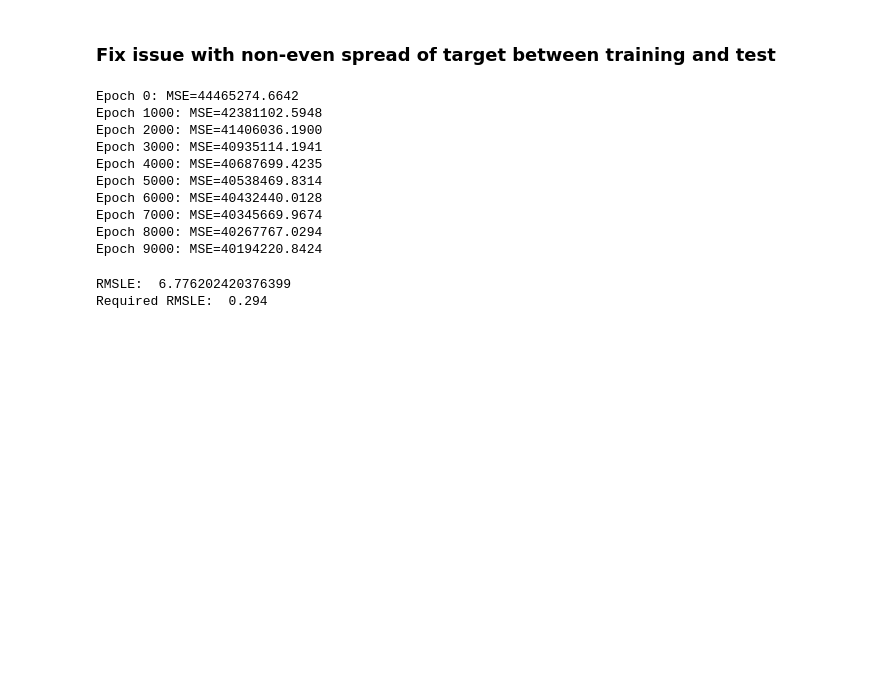
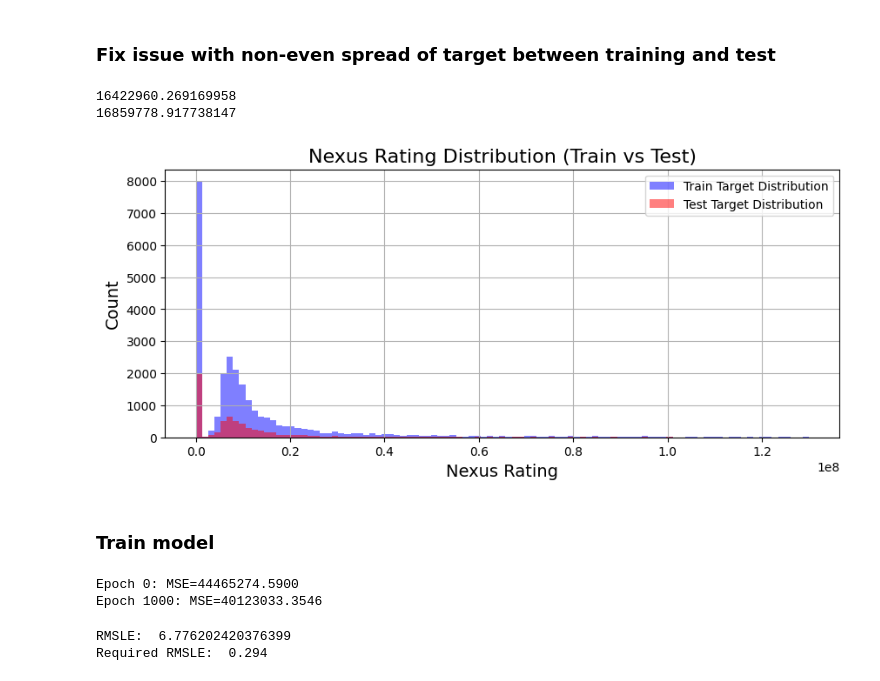
Before and after one commit to flippi321/TDT4172-Introduction-to-Machine-Learning, a Jupyter notebook: Assignment 1/Chapter_1.ipynb, the cells around one changed output. Cells and saved outputs as stored; diff of their text form; code cells hidden in the pictures; blank space fills up the shorter version.

Commit message:
Visualized fixed training/test split

```diff
--- a/Assignment 1/Chapter_1.ipynb
+++ b/Assignment 1/Chapter_1.ipynb
@@ -448,21 +442,46 @@ X_train, X_test, y_train, y_test = train_test_split(features_norm,
                                                     target,
                                                     test_size=0.2,
                                                     random_state=42)
+# %%
+fig, ax = plt.subplots(1, 1, figsize=(10, 4))
+
+train_target = pd.Series(y_train)
+test_target = pd.Series(y_test)
+
+# Define shared bins
+bins = np.linspace(
+    min(train_target.min(), test_target.min()),
+    max(train_target.max(), test_target.max()) / 20,
+    100
+)
+
+# Plot both on same axis
+train_target.hist(bins=bins, ax=ax, color='blue', alpha=0.5, label='Train Target Distribution')
+test_target.hist(bins=bins, ax=ax, color='red', alpha=0.5, label='Test Target Distribution')
+
+print(np.mean(train_target))
+print(np.mean(test_target))
+
+# Titles and labels
+ax.set_title('Nexus Rating Distribution (Train vs Test)', fontsize=16)
+ax.set_xlabel('Nexus Rating', fontsize=14)
+ax.set_ylabel('Count', fontsize=14)
+ax.legend()
+
+plt.show()
+# %% [output]
+16422960.269169958
+16859778.917738147
+[figure, added]
+# %% [markdown]
+### Train model
 # %%
 regressor = EnsembleRegressor(degrees=1)
-regressor.fit(X_train, y_train, lr=1e-4, epoch=10000, verbose=True)
+regressor.fit(X_train, y_train, lr=1e-3, epoch=10000, verbose=True)
 y_pred = regressor.predict(X_test)
 # %% [output]
-Epoch 0: MSE=44465274.6642
-Epoch 1000: MSE=42381102.5948
-Epoch 2000: MSE=41406036.1900
-Epoch 3000: MSE=40935114.1941
-Epoch 4000: MSE=40687699.4235
-Epoch 5000: MSE=40538469.8314
-Epoch 6000: MSE=40432440.0128
-Epoch 7000: MSE=40345669.9674
-Epoch 8000: MSE=40267767.0294
-Epoch 9000: MSE=40194220.8424
+Epoch 0: MSE=44465274.5900
+Epoch 1000: MSE=40123033.3546
 # %%
 # Example rmsle check
 print('RMSLE: ', regressor.rmsle(y_test, y_pred))
```
Also changed, not shown: parts of 3 cells of this notebook.
